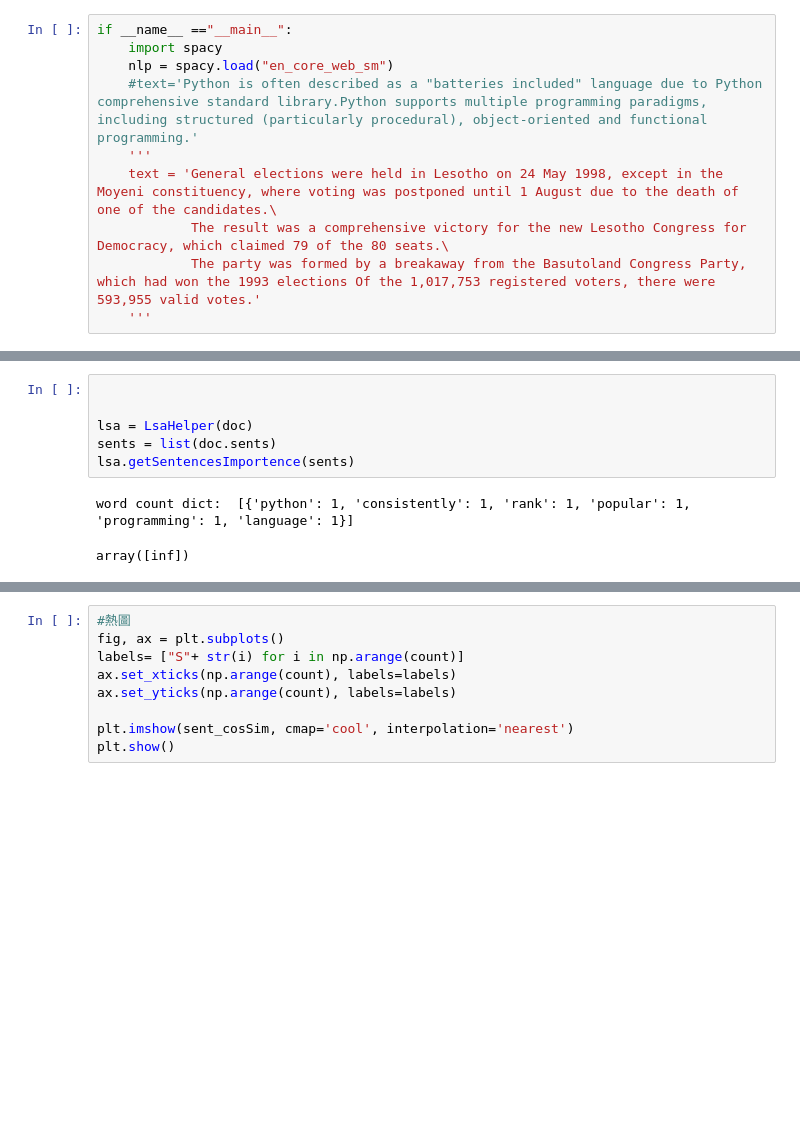
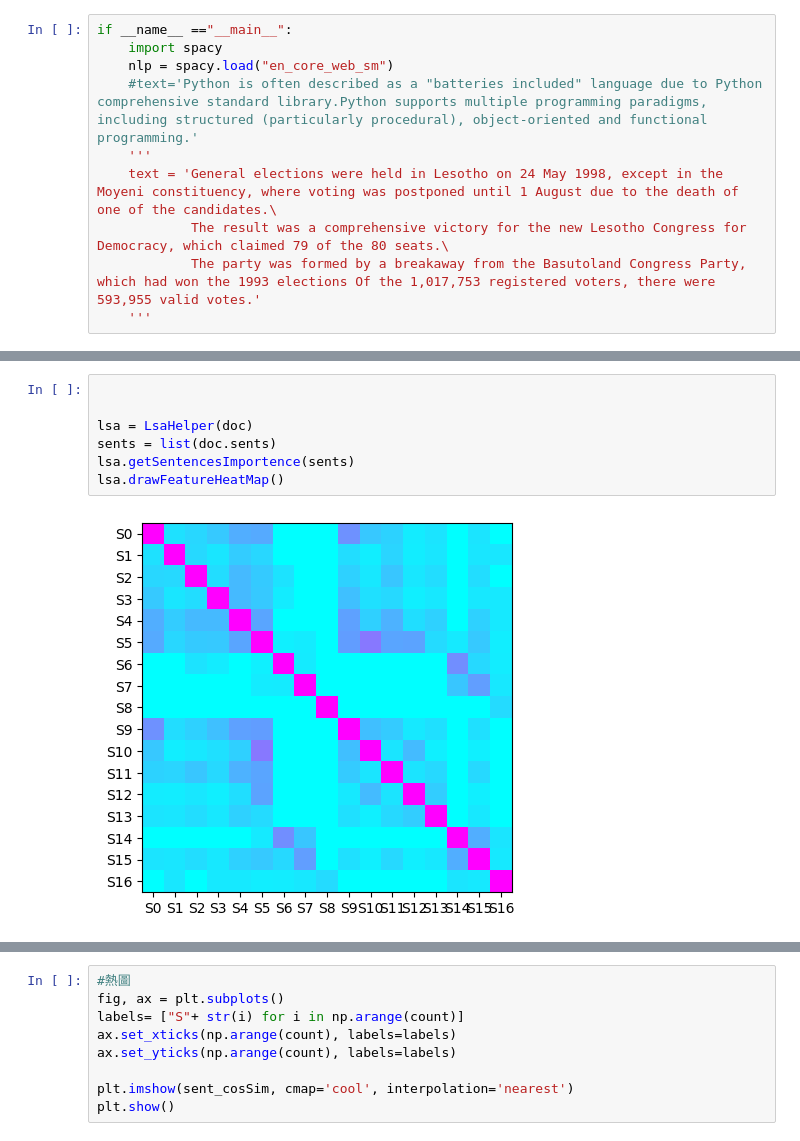
Before and after one commit to Lontoone/KnowledgeGraphCore, a Jupyter notebook: src/LsaHelperTest.ipynb, the cells around one changed output, grey strips where cells are left out. Drawn from its saved outputs; the diff is of its cells as text; blank space fills up the shorter version.

```diff
--- a/src/LsaHelperTest.ipynb
+++ b/src/LsaHelperTest.ipynb
@@ -124,11 +131,11 @@ doc= nlp(text)
 # %%
 
 
 lsa = LsaHelper(doc)
 sents = list(doc.sents)
 lsa.getSentencesImportence(sents)
+lsa.drawFeatureHeatMap()
 # %% [output]
-word count dict:  [{'python': 1, 'consistently': 1, 'rank': 1, 'popular': 1, 'programming': 1, 'language': 1}]
-array([inf])
+[figure, added]
 # %%
 fig, ax = plt.subplots()
```
Also changed, not shown: parts of 8 cells of this notebook, 27 other files.
